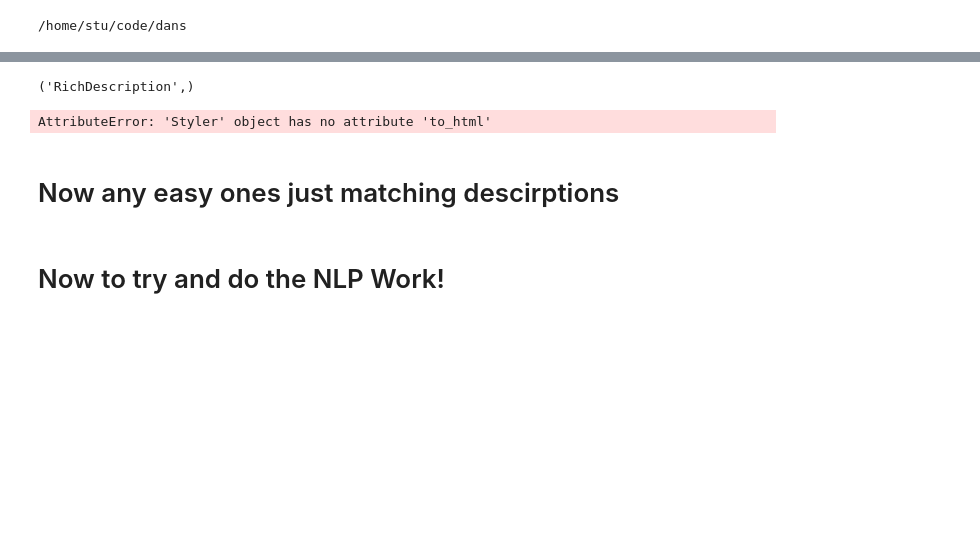
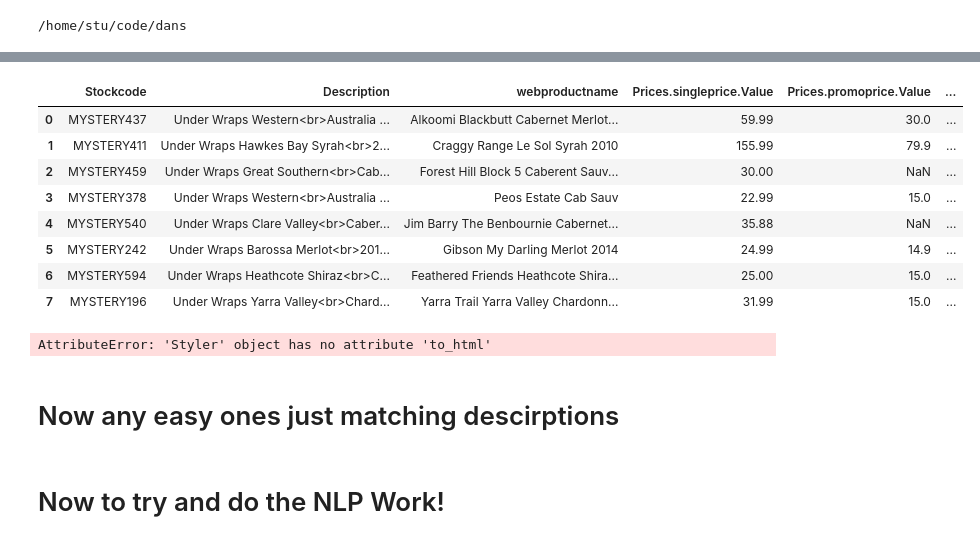
Before and after one commit to paneadie/dans, a Jupyter notebook: Dans4.ipynb, the cells around one changed output, grey strips where cells are left out. Drawn from its saved outputs; the diff is of its cells as text; code cells hidden in the pictures; blank space fills up the shorter version.

```diff
--- a/Dans4.ipynb
+++ b/Dans4.ipynb
@@ -200,8 +86,9 @@ Text to TFIDF
 # %%
-gives = newdf[['Stockcode','webproductname','Prices.singleprice.Value','Prices.promoprice.Value','Prices.promoprice.BeforePromotion','Prices.promoprice.AfterPromotion']]
+gives = newdf[['Stockcode','Description','webproductname','Prices.singleprice.Value','Prices.promoprice.Value','Prices.promoprice.BeforePromotion','Prices.promoprice.AfterPromotion']]
 # %%
 gives = gives[gives.webproductname.notnull()]
 # %%
-gives = gives[gives['Stockcode'].str.contains("MYSTERY")]
+#gives = gives[gives['Stockcode'].str.contains("MYSTERY")]
+gives = gives[gives["Description"].str.contains("Wraps")]
 # %%
 gives = gives[~gives["webproductname"].str.contains("Wraps")]
@@ -226,3 +95,15 @@ gives
+# %%
+ pd.merge(gives, avail, left_on='Stockcode', right_on="Stockcode")
+# %% [output]
+|  | Stockcode | Description | webproductname | Prices.singleprice.Value | Prices.promoprice.Value | ... |
+| 0 | MYSTERY437 | Under Wraps Western<br>Australia ... | Alkoomi Blackbutt Cabernet Merlot... | 59.99 | 30.0 | ... |
+| 1 | MYSTERY411 | Under Wraps Hawkes Bay Syrah<br>2... | Craggy Range Le Sol Syrah 2010 | 155.99 | 79.9 | ... |
+| 2 | MYSTERY459 | Under Wraps Great Southern<br>Cab... | Forest Hill Block 5 Caberent Sauv... | 30.00 | NaN | ... |
+| 3 | MYSTERY378 | Under Wraps Western<br>Australia ... | Peos Estate Cab Sauv | 22.99 | 15.0 | ... |
+| 4 | MYSTERY540 | Under Wraps Clare Valley<br>Caber... | Jim Barry The Benbournie Cabernet... | 35.88 | NaN | ... |
+| 5 | MYSTERY242 | Under Wraps Barossa Merlot<br>201... | Gibson My Darling Merlot 2014 | 24.99 | 14.9 | ... |
+| 6 | MYSTERY594 | Under Wraps Heathcote Shiraz<br>C... | Feathered Friends Heathcote Shira... | 25.00 | 15.0 | ... |
+| 7 | MYSTERY196 | Under Wraps Yarra Valley<br>Chard... | Yarra Trail Yarra Valley Chardonn... | 31.99 | 15.0 | ... |
 # %%
 keep =['Categories',
  'Stockcode',
@@ -309,10 +190,8 @@ kept.reset_index(drop=True, inplace=True)
 kept.to_csv("kept.csv")
 # %%
 #text to TDIF
-'webdescriptionshort',
-'RichDescription',
+#'webdescriptionshort',
+#'RichDescription',
-# %% [output]
-('RichDescription',)
 # %%
 #kept = pd.read_csv("kept.csv")
 # %%
```
Also changed, not shown: parts of 26 cells of this notebook, 2 other files.
